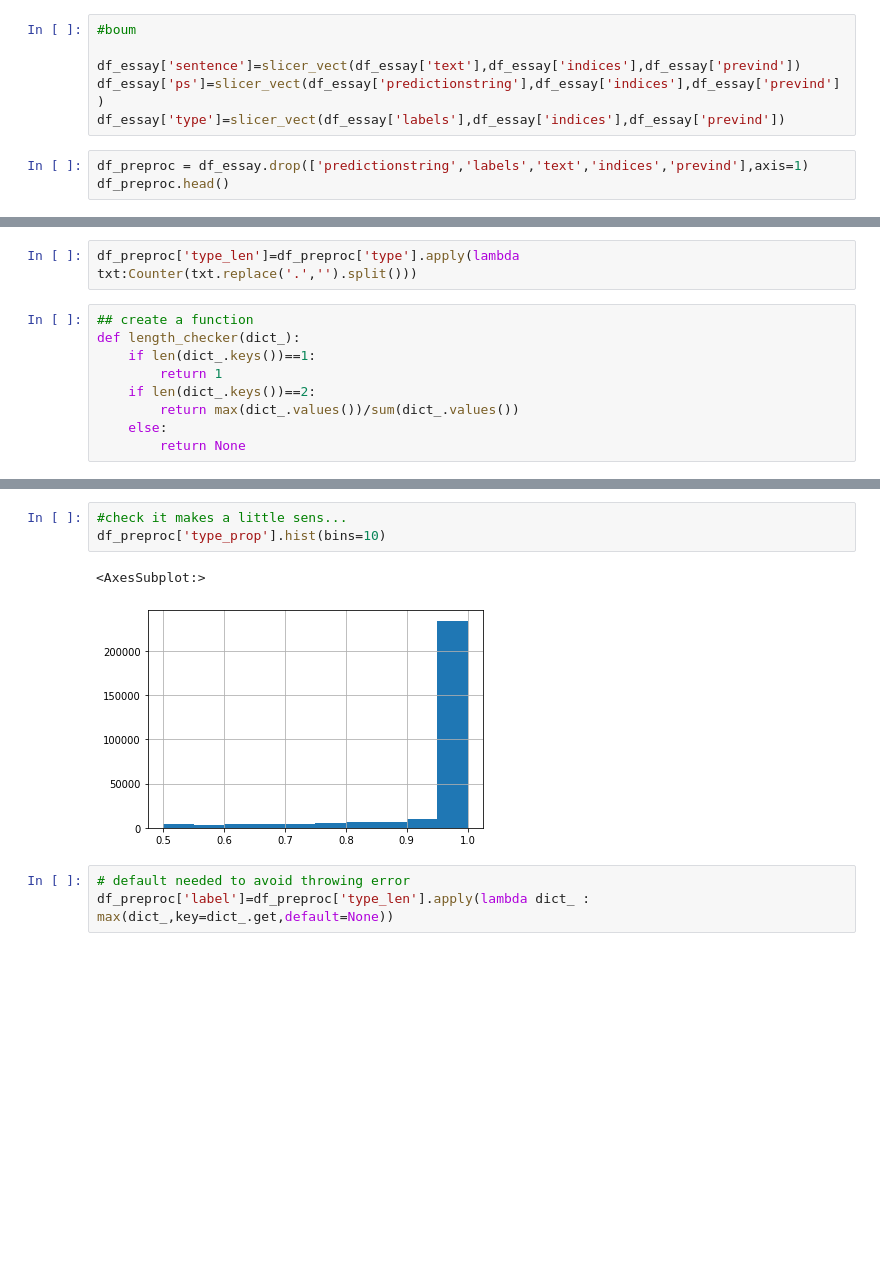
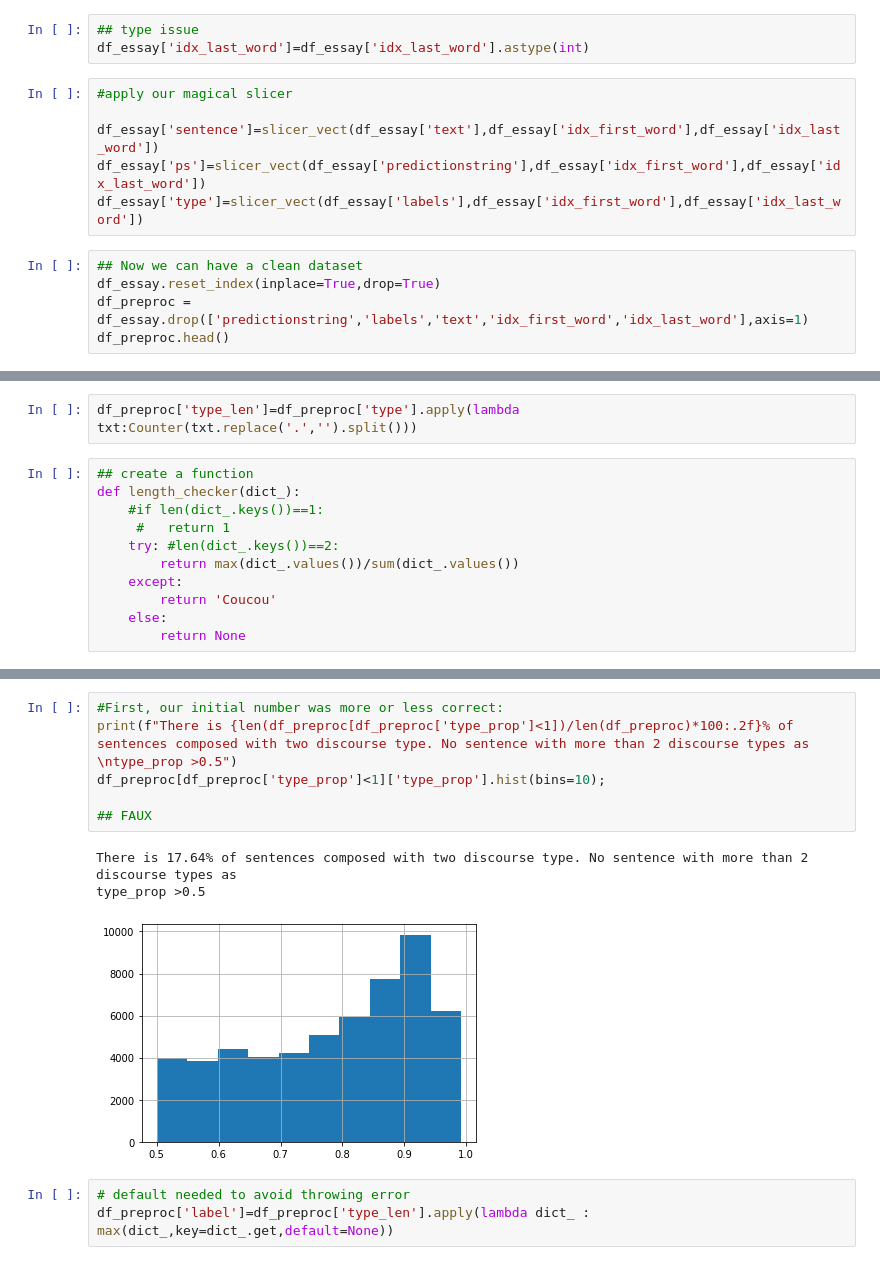
Before and after one commit to arthurcol/feedback_prize, a Jupyter notebook: notebooks/sentences_approach.ipynb, the cells around one changed output, grey strips where cells are left out. Saved outputs shown, nothing was run; the diff lists cells and outputs as text; blank space fills up the shorter version.

Commit message:
sentences updated

```diff
--- a/notebooks/sentences_approach.ipynb
+++ b/notebooks/sentences_approach.ipynb
@@ -151,13 +160,18 @@ def slicer(text,indices,prevind):
 
 slicer_vect=np.vectorize(slicer) #vectorize
+# %%
+## type issue
+df_essay['idx_last_word']=df_essay['idx_last_word'].astype(int)
 # %%
-#boum
+#apply our magical slicer
 
-df_essay['sentence']=slicer_vect(df_essay['text'],df_essay['indices'],df_essay['prevind'])
-df_essay['ps']=slicer_vect(df_essay['predictionstring'],df_essay['indices'],df_essay['prevind'])
-df_essay['type']=slicer_vect(df_essay['labels'],df_essay['indices'],df_essay['prevind'])
+df_essay['sentence']=slicer_vect(df_essay['text'],df_essay['idx_first_word'],df_essay['idx_last_word'])
+df_essay['ps']=slicer_vect(df_essay['predictionstring'],df_essay['idx_first_word'],df_essay['idx_last_word'])
+df_essay['type']=slicer_vect(df_essay['labels'],df_essay['idx_first_word'],df_essay['idx_last_word'])
 # %%
-df_preproc = df_essay.drop(['predictionstring','labels','text','indices','prevind'],axis=1)
+## Now we can have a clean dataset
+df_essay.reset_index(inplace=True,drop=True)
+df_preproc = df_essay.drop(['predictionstring','labels','text','idx_first_word','idx_last_word'],axis=1)
 df_preproc.head()
 # %% [output]
 |  | id | sentence | ps | type |
@@ -171,10 +189,12 @@ df_preproc['type_len']=df_preproc['type'].apply(lambda txt:Counter(txt.replace('
 # %%
 ## create a function
 def length_checker(dict_):
-    if len(dict_.keys())==1:
-        return 1
-    if len(dict_.keys())==2:
+    #if len(dict_.keys())==1:
+     #   return 1
+    try: #len(dict_.keys())==2:
         return max(dict_.values())/sum(dict_.values())
+    except:
+        return 'Coucou'
     else:
         return None
 # %%
@@ -190,9 +226,13 @@ df_preproc.head()
 # %%
-#check it makes a little sens...
-df_preproc['type_prop'].hist(bins=10)
+#First, our initial number was more or less correct:
+print(f"There is {len(df_preproc[df_preproc['type_prop']<1])/len(df_preproc)*100:.2f}% of sentences composed with two discourse type. No sentence with more than 2 discourse types as \ntype_prop >0.5")
+df_preproc[df_preproc['type_prop']<1]['type_prop'].hist(bins=10);
+
+## FAUX
 # %% [output]
-<AxesSubplot:>
+There is 17.64% of sentences composed with two discourse type. No sentence with more than 2 discourse types as
+type_prop >0.5
-[figure, old version]
+[figure, new version]
 # %%
 # default needed to avoid throwing error
 df_preproc['label']=df_preproc['type_len'].apply(lambda dict_ : max(dict_,key=dict_.get,default=None))
```
Also changed, not shown: parts of 49 cells of this notebook, 1 other file.
